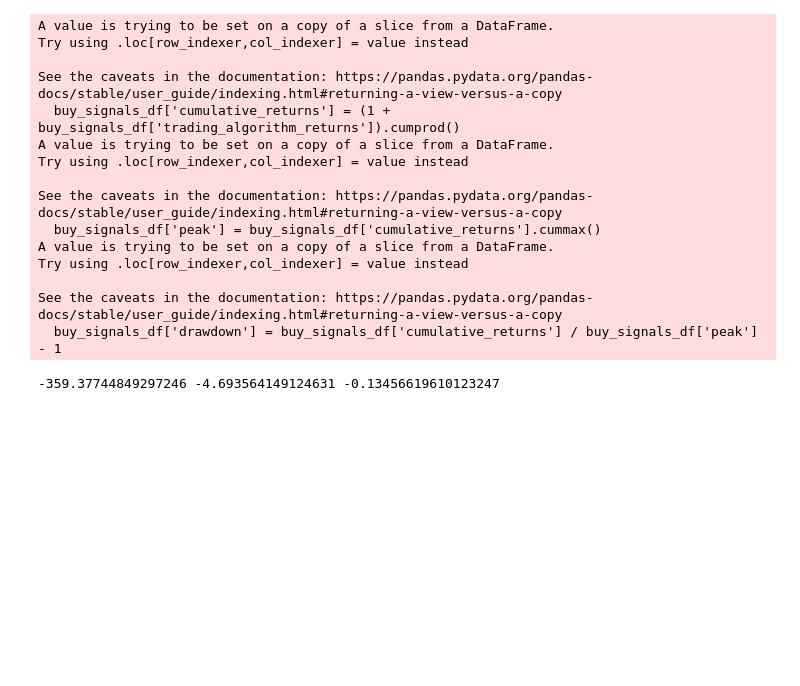
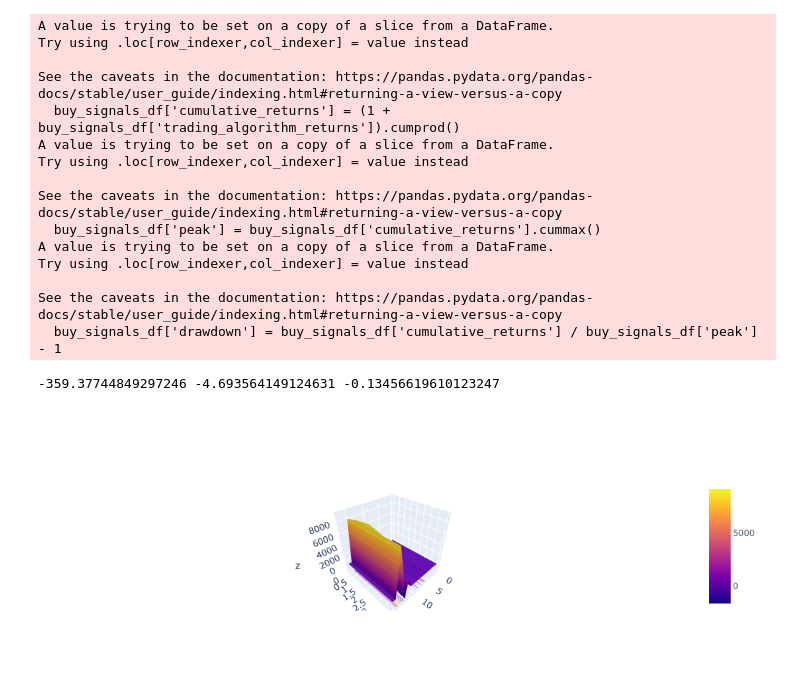
Before and after one commit to CincoCoding/Hyperspace-ML-Optimizer, a Jupyter notebook: notebook/HyperspaceMLOptimizer.ipynb, the cells around one changed output. Saved outputs shown, nothing was run; the diff lists cells and outputs as text; code cells hidden in the pictures; blank space fills up the shorter version.

Commit message:
3d plot in progress

```diff
--- a/notebook/HyperspaceMLOptimizer.ipynb
+++ b/notebook/HyperspaceMLOptimizer.ipynb
@@ -530,0 +533,22 @@ print(kelly_criterion, sharpe_ratio, pain_gain_ratio)
+# %%
+import pandas as pd
+import plotly.graph_objs as go
+
+# Create a Figure with a Surface plot using the provided DataFrame
+fig2 = go.Figure(data=[go.Surface(z=metrics_df.values)])
+
+# Update the traces for contour lines
+fig2.update_traces(contours_z=dict(show=True, usecolormap=True,
+                                  highlightcolor="limegreen", project_z=True))
+
+# # Update the layout
+# fig.update_layout(title='3D Contour Plot', autosize=False,
+#                   scene_camera_eye=dict(x=1.87, y=0.88, z=-0.64),
+#                   width=500, height=500,
+#                   margin=dict(l=65, r=50, b=65, t=90)
+# )
+
+# Show the plot
+fig2.show()
+# %% [output]
+[figure, added]
```
Also changed, not shown: parts of 1 cell of this notebook, 2 other files.
